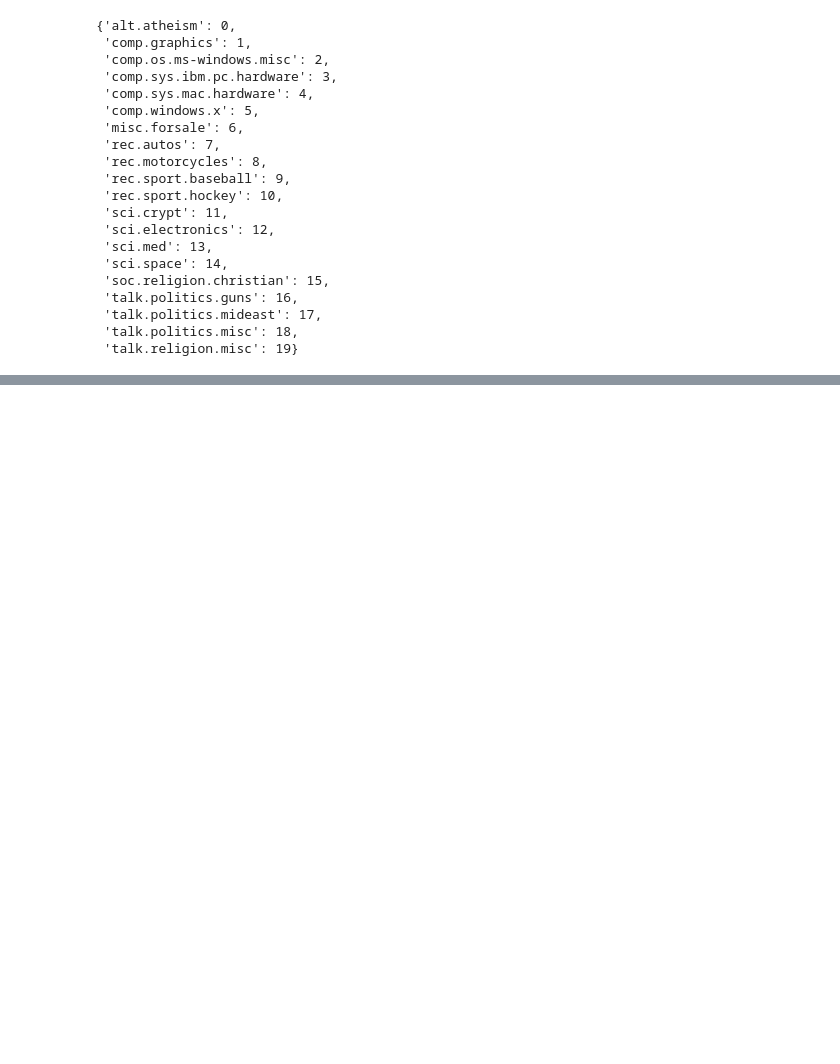
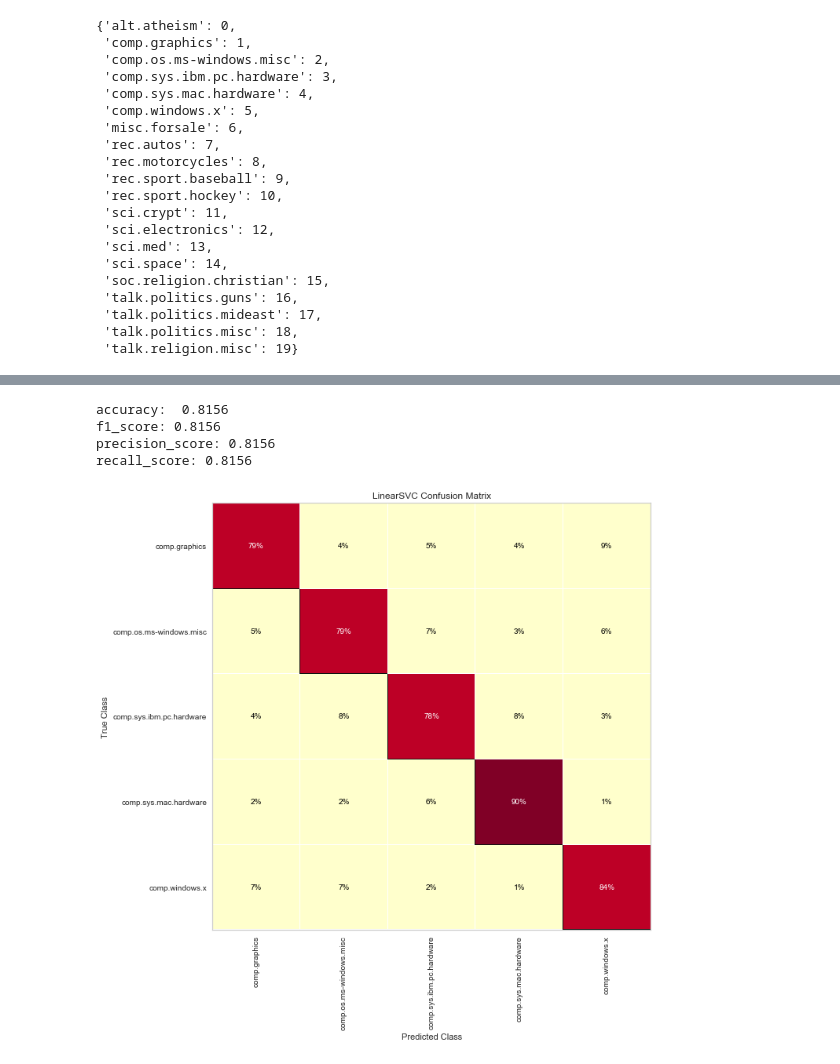
Before and after one commit to joekryan/NLP_Project, a Jupyter notebook: best_model_and_evaluation.ipynb, the cells around one changed output, grey strips where cells are left out. Saved outputs shown, nothing was run; the diff lists cells and outputs as text; code cells hidden in the pictures; blank space fills up the shorter version.

```diff
--- a/best_model_and_evaluation.ipynb
+++ b/best_model_and_evaluation.ipynb
@@ -164,0 +283,7 @@ CR(pipe_best_model,classes = [name for name in target_name_dict])
+# %%
+X_train_comp, y_train_comp = df_train_comp['lemmatized_and_pos'],df_train_comp['target']
+X_val_comp, y_val_comp = df_val_comp['lemmatized_and_pos'],df_val_comp['target']
+# %%
+pipe_best_model.fit(X_train_comp,y_train_comp)
+pred_train = pipe_best_model.predict(X_train_comp)
+pred_val = pipe_best_model.predict(X_val_comp)
@@ -164,0 +305,29 @@ CR(pipe_best_model,classes = [name for name in target_name_dict])
+# %%
+comp_dict = {
+             'comp.graphics': 0,
+ 'comp.os.ms-windows.misc': 1,
+ 'comp.sys.ibm.pc.hardware': 2,
+ 'comp.sys.mac.hardware': 3,
+    'comp.windows.x': 4
+
+ }
+# %%
+def CM(model,classes):
+        visualizer = ConfusionMatrix(model, classes=classes,percent=True)
+        visualizer.fit(X_train_comp, y_train_comp)  # Fit the visualizer and the model
+        visualizer.score(X_val_comp, y_val_comp)  # Evaluate the model on the test data
+        visualizer.show(outpath='confusion_matrix.png');
+        return visualizer.poof()
+# %%
+plt.figure(figsize=(10,10))
+print("accuracy: ", round(accuracy_score(y_val_comp,pred_val),4))
+for scorer in [f1_score,precision_score,recall_score]:
+    name = scorer.__name__
+    print(f'{name}: {scorer(y_val_comp, pred_val,average="micro"):.4f}')
+CM(pipe_best_model,classes=[name for name in comp_dict]);
+# %% [output]
+accuracy:  0.8156
+f1_score: 0.8156
+precision_score: 0.8156
+recall_score: 0.8156
+[figure, added]
```
Also changed, not shown: parts of 23 cells of this notebook, 12 other files.
